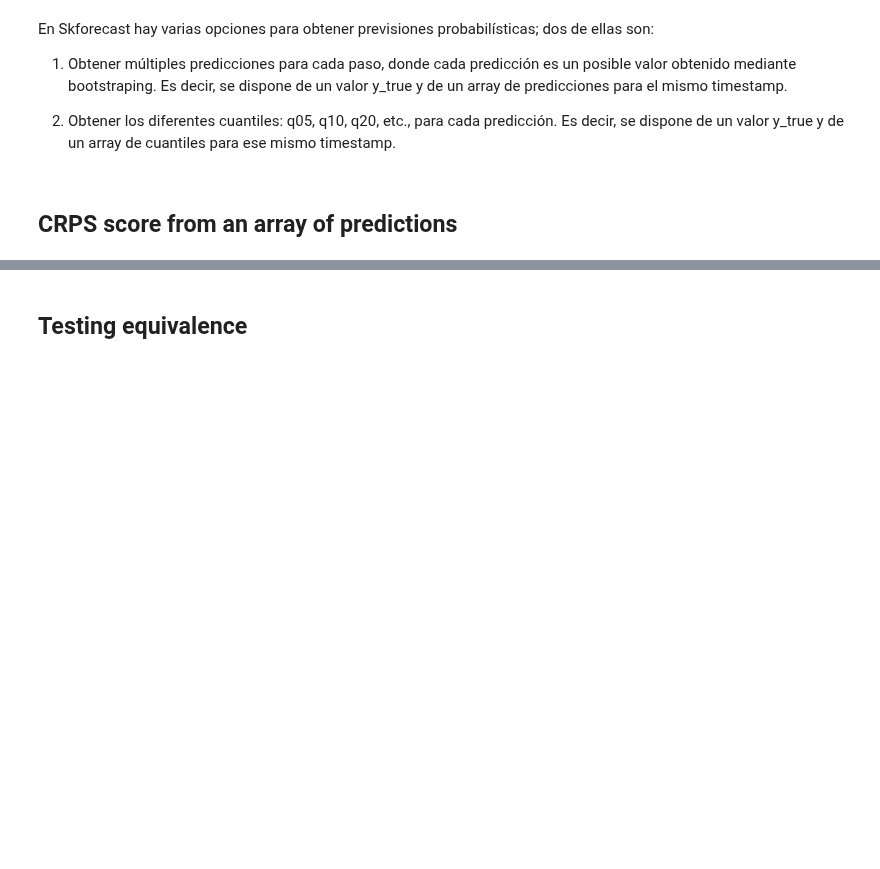
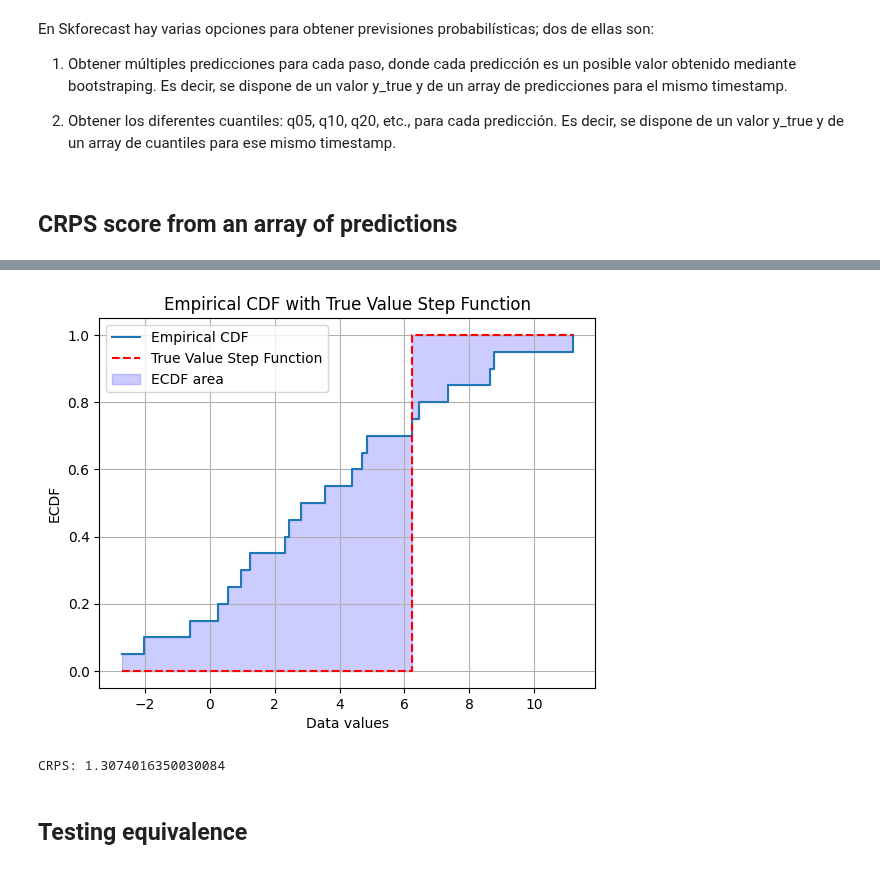
Before and after one commit to skforecast/skforecast, a Jupyter notebook: dev/crps_metric.ipynb, the cells around one changed output, grey strips where cells are left out. Drawn from its saved outputs; the diff is of its cells as text; code cells hidden in the pictures; blank space fills up the shorter version.

```diff
--- a/dev/crps_metric.ipynb
+++ b/dev/crps_metric.ipynb
@@ -109,3 +182,49 @@ WARNING (pytensor.tensor.blas): Using NumPy C-API based implementation for BLAS
+# %%
+import numpy as np
+import matplotlib.pyplot as plt
+
+# Input data
+# y_true = 5
+# y_pred = [3, 1, 4, 1, 5, 9, 2, 6, 5, 3]
+
+# Sort the data
+sorted_y_pred = np.sort(y_pred)
+
+# Compute the ECDF
+ecdf_values = np.arange(1, len(sorted_y_pred) + 1) / len(sorted_y_pred)
+
+# Compute the true value step function (Heaviside function)
+true_step_function = np.where(sorted_y_pred < y_true, 0, 1)
+
+# Plot the ECDF and the step function
+fig, ax = plt.subplots()
+ax.step(sorted_y_pred, ecdf_values, where="post", label="Empirical CDF")
+ax.step(sorted_y_pred, true_step_function, where="post", label="True Value Step Function", linestyle='--', color='red')
+
+# Fill the area between the two step functions:
+# Before the true value, fill between the ECDF and 0. After the true value, fill between the true value and 1.
+n_lower = len(sorted_y_pred[sorted_y_pred < y_true])
+ax.fill_between(sorted_y_pred[:n_lower+1], ecdf_values[:n_lower+1], 0, step='post', alpha=0.2, color='blue', label='ECDF area')
+ax.fill_between(sorted_y_pred[n_lower:], ecdf_values[n_lower:], 1, step='post', alpha=0.2, color='blue')
+
+# Add labels and legend
+plt.xlabel("Data values")
+plt.ylabel("ECDF")
+plt.title("Empirical CDF with True Value Step Function")
+plt.grid(True)
+plt.legend()
+
+# Show the plot
+plt.show()
+
+# Compute CRPS
+differences = (ecdf_values - true_step_function)**2
+widths = np.diff(np.concatenate(([0], sorted_y_pred)))
+crps_value = np.sum(differences * widths)
+print("CRPS:", crps_value)
+# %% [output]
+[figure, added]
+CRPS: 1.3074016350030084
 # %% [markdown]
 ## Testing equivalence
 # %%
```
Also changed, not shown: parts of 8 cells of this notebook.
